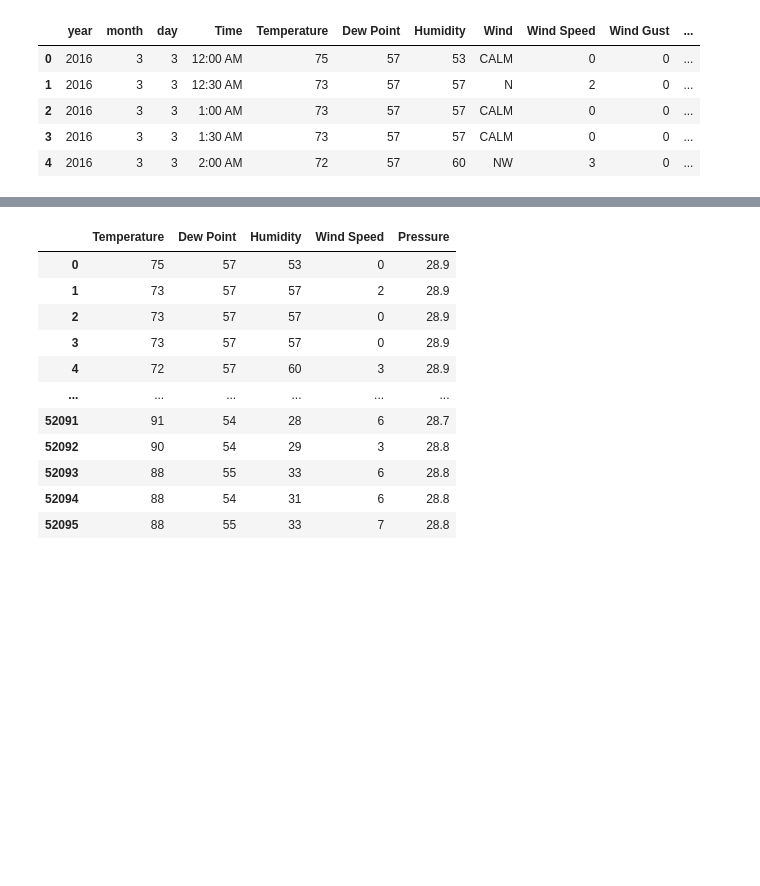
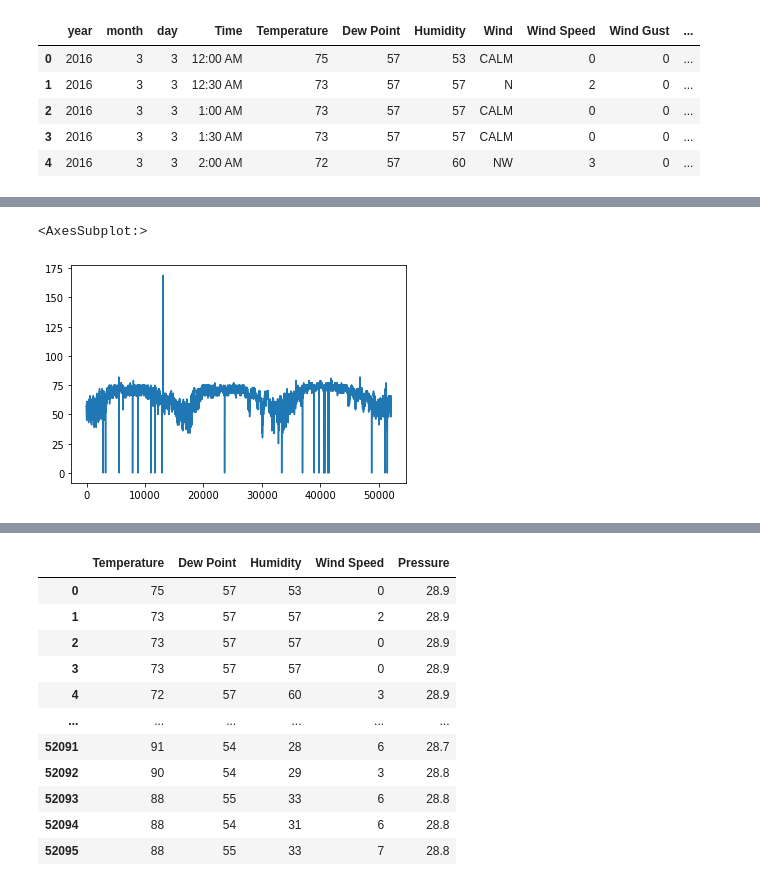
Before and after one commit to OrnlyP63/RNN_Chiang_mai_weather, a Jupyter notebook: TrainRnn.ipynb, the cells around one changed output, grey strips where cells are left out. Cells and saved outputs as stored; diff of their text form; code cells hidden in the pictures; blank space fills up the shorter version.

```diff
--- a/TrainRnn.ipynb
+++ b/TrainRnn.ipynb
@@ -14,0 +177,5 @@ df.head()
+# %%
+df['Dew Point'].plot()
+# %% [output]
+<AxesSubplot:>
+[figure, added]
```
Also changed, not shown: parts of 17 cells of this notebook.
